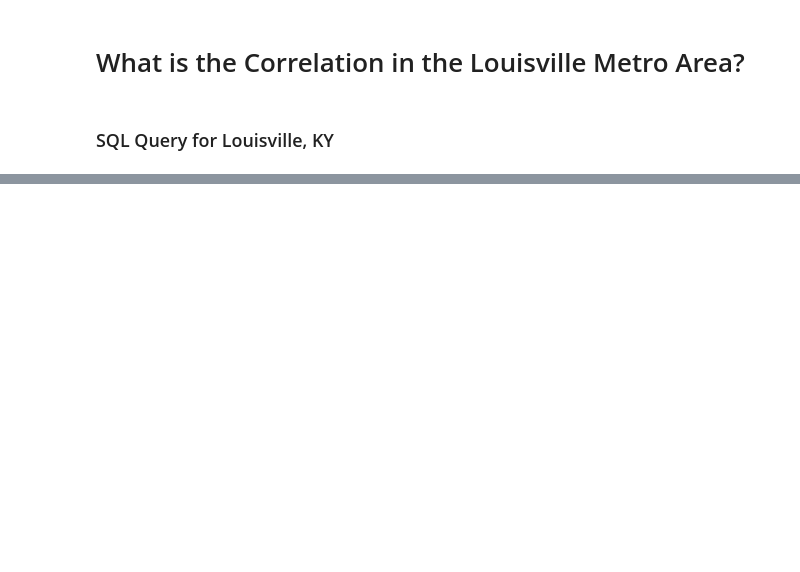
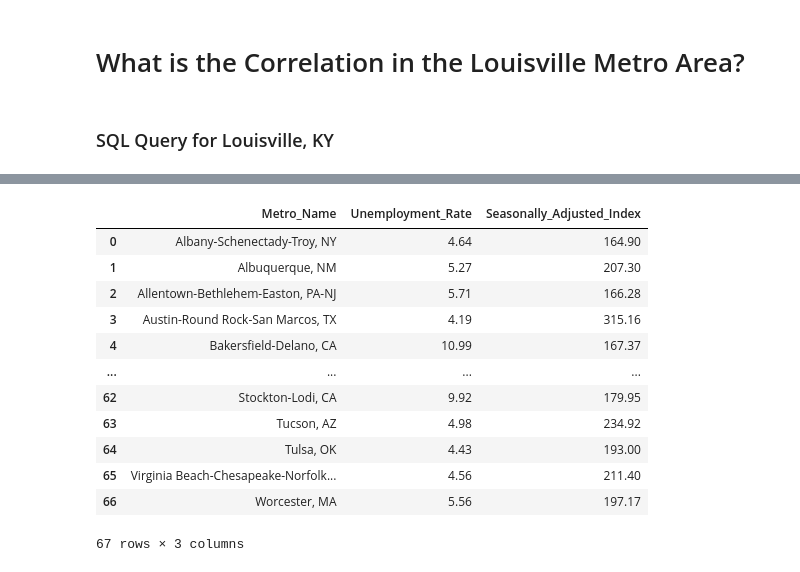
Before and after one commit to denglish-w/the-correlation-between-housing-value-and-unemployment-in-the-united-states, a Jupyter notebook: presentation.ipynb, the cells around one changed output, grey strips where cells are left out. Drawn from its saved outputs; the diff is of its cells as text; code cells hidden in the pictures; blank space fills up the shorter version.

```diff
--- a/presentation.ipynb
+++ b/presentation.ipynb
@@ -146,0 +154,20 @@ plt.show()
+# %%
+combined_tables_result_grouped_by_area = combined_tables_result.groupby(["Metro_Name"])[["Unemployment_Rate", "Seasonally_Adjusted_Index"]].mean().round(2).reset_index()
+
+for metro_name in combined_tables_result_grouped_by_area:
+        df = combined_tables_result_grouped_by_area
+        df.iloc[]
+# %% [output]
+|  | Metro_Name | Unemployment_Rate | Seasonally_Adjusted_Index |
+| 0 | Albany-Schenectady-Troy, NY | 4.64 | 164.90 |
+| 1 | Albuquerque, NM | 5.27 | 207.30 |
+| 2 | Allentown-Bethlehem-Easton, PA-NJ | 5.71 | 166.28 |
+| 3 | Austin-Round Rock-San Marcos, TX | 4.19 | 315.16 |
+| 4 | Bakersfield-Delano, CA | 10.99 | 167.37 |
+| ... | ... | ... | ... |
+| 62 | Stockton-Lodi, CA | 9.92 | 179.95 |
+| 63 | Tucson, AZ | 4.98 | 234.92 |
+| 64 | Tulsa, OK | 4.43 | 193.00 |
+| 65 | Virginia Beach-Chesapeake-Norfolk... | 4.56 | 211.40 |
+| 66 | Worcester, MA | 5.56 | 197.17 |
+67 rows × 3 columns
```
Also changed, not shown: parts of 6 cells of this notebook, 3 other files.
